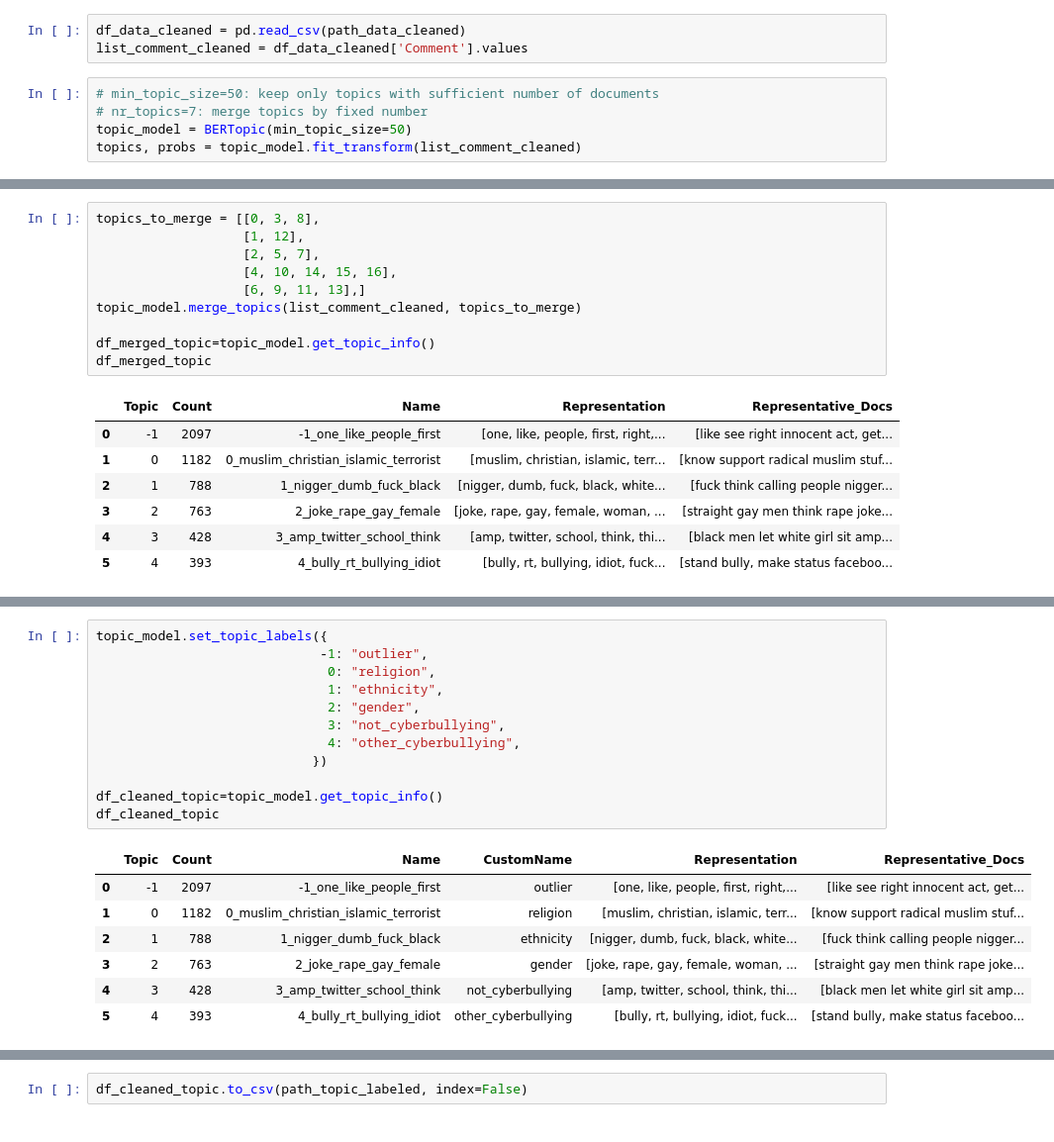
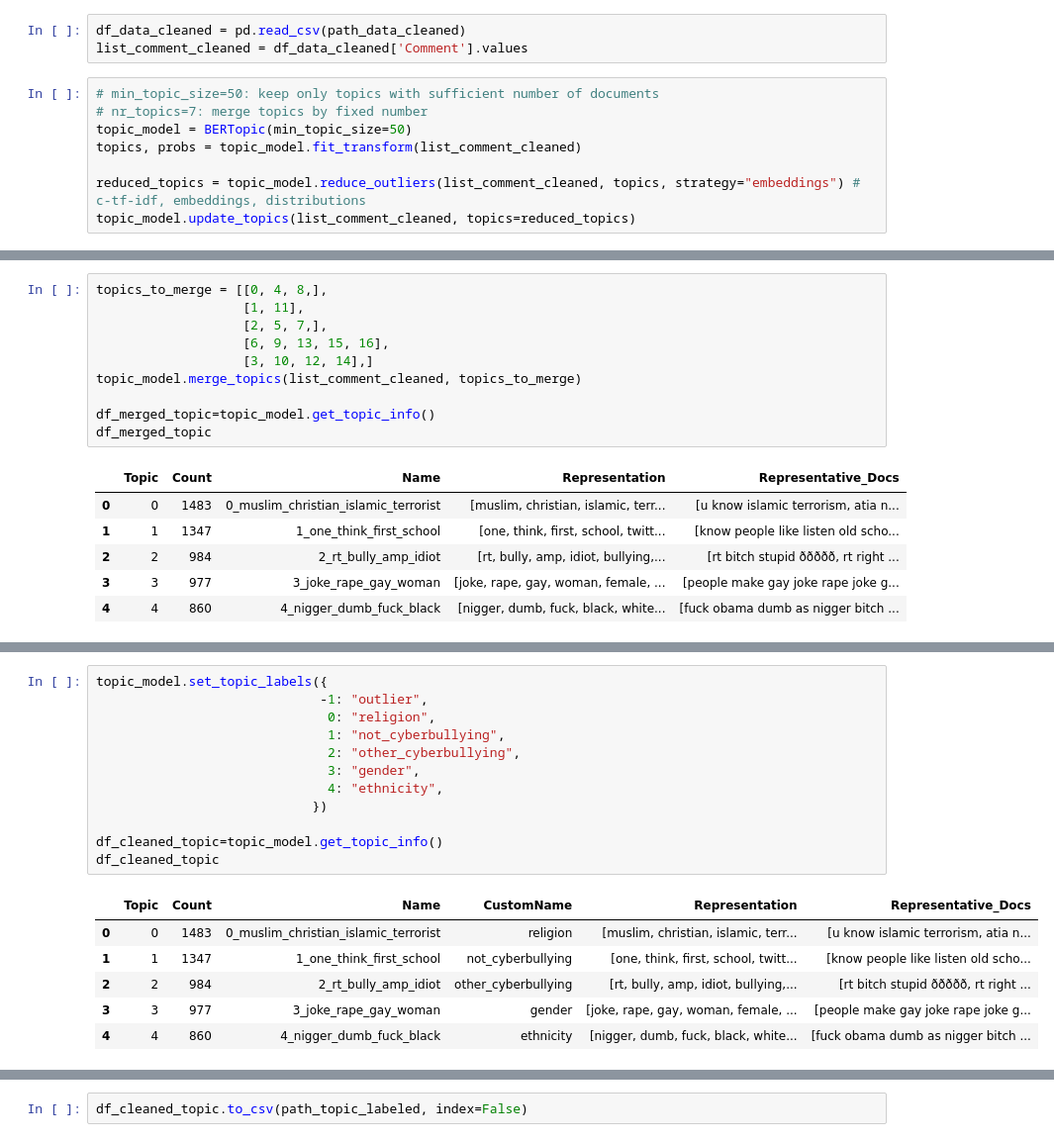
Before and after one commit to FangLee2003/Text-Clustering-Auto-Labeling, a Jupyter notebook: Text Clustering & Auto Labeling.ipynb, the cells around one changed output, grey strips where cells are left out. Shown at 99% size. Saved outputs shown, nothing was run; the diff lists cells and outputs as text.

Commit message:
Alpha 0.2 - Outlier reduction

```diff
--- a/Text Clustering & Auto Labeling.ipynb
+++ b/Text Clustering & Auto Labeling.ipynb
@@ -564,3 +564,6 @@ list_comment_cleaned = df_data_cleaned['Comment'].values
 # nr_topics=7: merge topics by fixed number
 topic_model = BERTopic(min_topic_size=50)
 topics, probs = topic_model.fit_transform(list_comment_cleaned)
+
+reduced_topics = topic_model.reduce_outliers(list_comment_cleaned, topics, strategy="embeddings") # c-tf-idf, embeddings, distributions
+topic_model.update_topics(list_comment_cleaned, topics=reduced_topics)
@@ -586,23 +591,22 @@ topic_model.visualize_documents(list_comment_cleaned)
 # %% [output]
 [interactive output not drawn]
 # %%
-topics_to_merge = [[0, 3, 8],
-                   [1, 12],
-                   [2, 5, 7],
-                   [4, 10, 14, 15, 16],
-                   [6, 9, 11, 13],]
+topics_to_merge = [[0, 4, 8,],
+                   [1, 11],
+                   [2, 5, 7,],
+                   [6, 9, 13, 15, 16],
+                   [3, 10, 12, 14],]
 topic_model.merge_topics(list_comment_cleaned, topics_to_merge)
 
 df_merged_topic=topic_model.get_topic_info()
 df_merged_topic
 # %% [output]
 |  | Topic | Count | Name | Representation | Representative_Docs |
-| 0 | -1 | 2097 | -1_one_like_people_first | [one, like, people, first, right,... | [like see right innocent act, get... |
-| 1 | 0 | 1182 | 0_muslim_christian_islamic_terrorist | [muslim, christian, islamic, terr... | [know support radical muslim stuf... |
-| 2 | 1 | 788 | 1_nigger_dumb_fuck_black | [nigger, dumb, fuck, black, white... | [fuck think calling people nigger... |
-| 3 | 2 | 763 | 2_joke_rape_gay_female | [joke, rape, gay, female, woman, ... | [straight gay men think rape joke... |
-| 4 | 3 | 428 | 3_amp_twitter_school_think | [amp, twitter, school, think, thi... | [black men let white girl sit amp... |
-| 5 | 4 | 393 | 4_bully_rt_bullying_idiot | [bully, rt, bullying, idiot, fuck... | [stand bully, make status faceboo... |
+| 0 | 0 | 1483 | 0_muslim_christian_islamic_terrorist | [muslim, christian, islamic, terr... | [u know islamic terrorism, atia n... |
+| 1 | 1 | 1347 | 1_one_think_first_school | [one, think, first, school, twitt... | [know people like listen old scho... |
+| 2 | 2 | 984 | 2_rt_bully_amp_idiot | [rt, bully, amp, idiot, bullying,... | [rt bitch stupid ððððð, rt right ... |
+| 3 | 3 | 977 | 3_joke_rape_gay_woman | [joke, rape, gay, woman, female, ... | [people make gay joke rape joke g... |
+| 4 | 4 | 860 | 4_nigger_dumb_fuck_black | [nigger, dumb, fuck, black, white... | [fuck obama dumb as nigger bitch ... |
 # %%
 topic_model.visualize_barchart(top_n_topics=8, n_words=5)
 # %% [output]
@@ -610,23 +614,22 @@ topic_model.visualize_barchart(top_n_topics=8, n_words=5)
 # %%
 topic_model.set_topic_labels({
                              -1: "outlier",
                               0: "religion",
-                              1: "ethnicity",
-                              2: "gender",
-                              3: "not_cyberbullying",
-                              4: "other_cyberbullying",
+                              1: "not_cyberbullying",
+                              2: "other_cyberbullying",
+                              3: "gender",
+                              4: "ethnicity",
                             })
 
 df_cleaned_topic=topic_model.get_topic_info()
 df_cleaned_topic
 # %% [output]
 |  | Topic | Count | Name | CustomName | Representation | Representative_Docs |
-| 0 | -1 | 2097 | -1_one_like_people_first | outlier | [one, like, people, first, right,... | [like see right innocent act, get... |
-| 1 | 0 | 1182 | 0_muslim_christian_islamic_terrorist | religion | [muslim, christian, islamic, terr... | [know support radical muslim stuf... |
-| 2 | 1 | 788 | 1_nigger_dumb_fuck_black | ethnicity | [nigger, dumb, fuck, black, white... | [fuck think calling people nigger... |
-| 3 | 2 | 763 | 2_joke_rape_gay_female | gender | [joke, rape, gay, female, woman, ... | [straight gay men think rape joke... |
-| 4 | 3 | 428 | 3_amp_twitter_school_think | not_cyberbullying | [amp, twitter, school, think, thi... | [black men let white girl sit amp... |
-| 5 | 4 | 393 | 4_bully_rt_bullying_idiot | other_cyberbullying | [bully, rt, bullying, idiot, fuck... | [stand bully, make status faceboo... |
+| 0 | 0 | 1483 | 0_muslim_christian_islamic_terrorist | religion | [muslim, christian, islamic, terr... | [u know islamic terrorism, atia n... |
+| 1 | 1 | 1347 | 1_one_think_first_school | not_cyberbullying | [one, think, first, school, twitt... | [know people like listen old scho... |
+| 2 | 2 | 984 | 2_rt_bully_amp_idiot | other_cyberbullying | [rt, bully, amp, idiot, bullying,... | [rt bitch stupid ððððð, rt right ... |
+| 3 | 3 | 977 | 3_joke_rape_gay_woman | gender | [joke, rape, gay, woman, female, ... | [people make gay joke rape joke g... |
+| 4 | 4 | 860 | 4_nigger_dumb_fuck_black | ethnicity | [nigger, dumb, fuck, black, white... | [fuck obama dumb as nigger bitch ... |
 # %%
 topic_model.save(path_topic_model, serialization="pickle")
 # %% [output]
```
Also changed, not shown: parts of 6 cells of this notebook, 1 other file.
